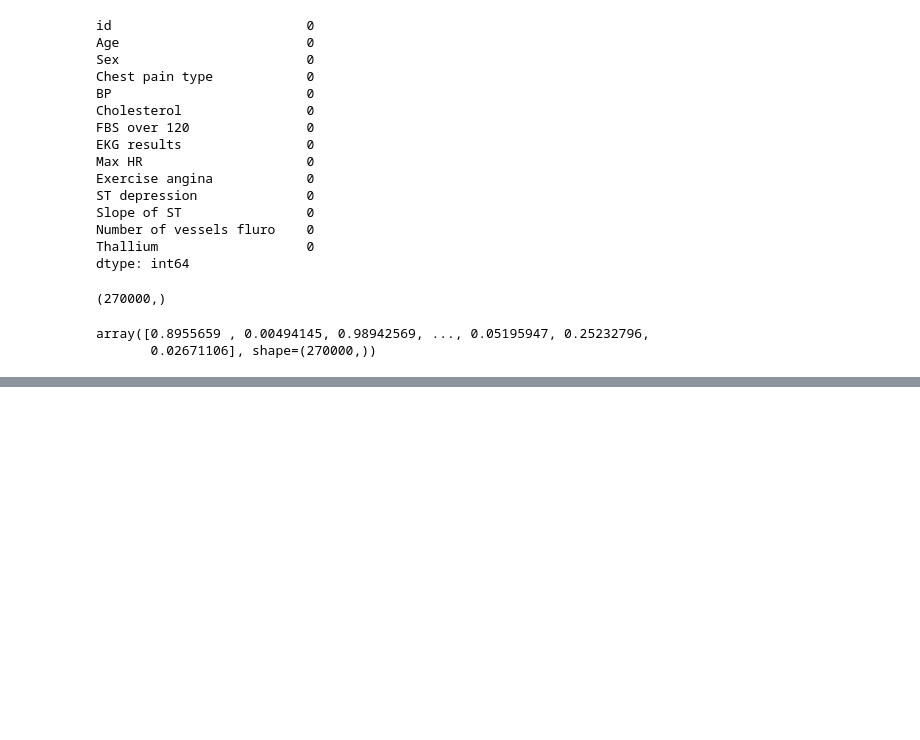
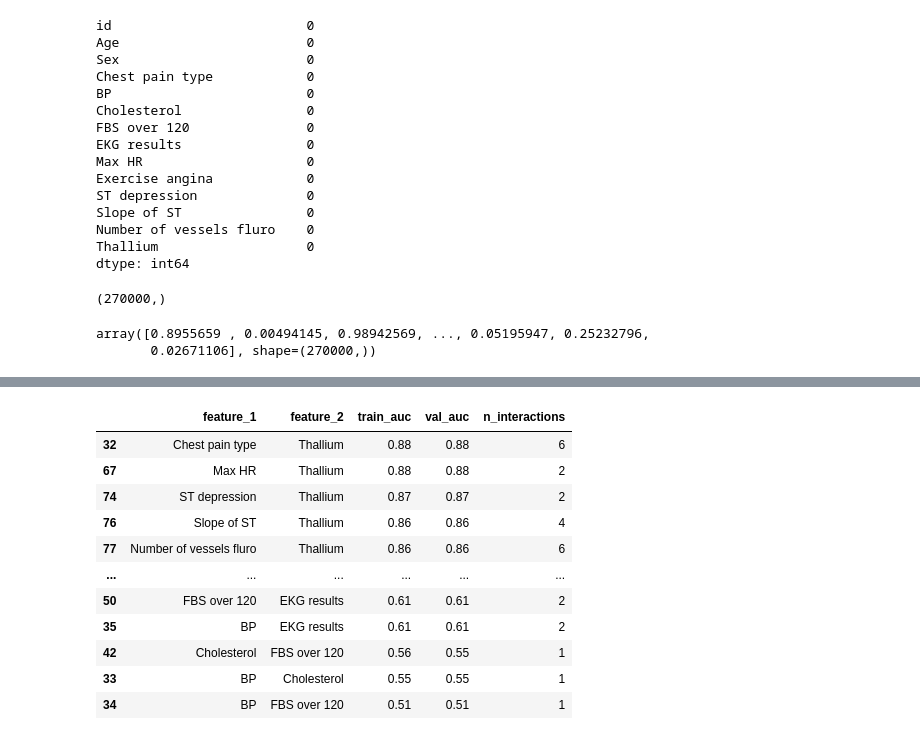
Before and after one commit to alwaysandeep/ml-experiments, a Jupyter notebook: experiments/kaggle/playground-feb-26-edition.ipynb, the cells around one changed output, grey strips where cells are left out. Cells and saved outputs as stored; diff of their text form; code cells hidden in the pictures; blank space fills up the shorter version.

```diff
--- a/experiments/kaggle/playground-feb-26-edition.ipynb
+++ b/experiments/kaggle/playground-feb-26-edition.ipynb
@@ -539,3 +539,9 @@ Train Accuracy: 0.8852
 Val Accuracy: 0.8870
 Train ROC-AUC: 0.9527
 Val ROC-AUC: 0.9537
+# %%
+# get coefficients by feature name
+feature_names = model.named_steps['prep'].get_feature_names_out()
+coefficients = model.named_steps['lr'].coef_[0]
+coef_df = pd.DataFrame({'feature': feature_names, 'coefficient': coefficients})
+coef_df.sort_values('coefficient', key=abs, ascending=False)
@@ -622,0 +763,93 @@ sub_df.to_csv('baseline_submission_simplelogistic.csv', index=False)
+# %%
+from itertools import combinations
+import scipy.sparse
+
+# Pairwise feature AUC analysis with interaction terms
+
+pairwise_aucs = []
+
+for feat1, feat2 in combinations(FEATURES, 2):
+    X_train_pair = X_train[[feat1, feat2]].copy()
+    X_valid_pair = X_valid[[feat1, feat2]].copy()
+
+    # Determine feature types
+    feat1_cat = feat1 in cat_cols
+    feat2_cat = feat2 in cat_cols
+
+    # Build preprocessor based on feature types
+    transformers = []
+    cat_features = [f for f in [feat1, feat2] if f in cat_cols]
+    num_features = [f for f in [feat1, feat2] if f not in cat_cols]
+
+    if cat_features:
+        transformers.append(('cat', OneHotEncoder(drop='first', handle_unknown='ignore'), cat_features))
+    if num_features:
+        transformers.append(('num', StandardScaler(), num_features))
+
+    pair_preprocessor = ColumnTransformer(transformers)
+
+    # Transform features
+    X_train_transformed = pair_preprocessor.fit_transform(X_train_pair)
+    X_valid_transformed = pair_preprocessor.transform(X_valid_pair)
+
+    if scipy.sparse.issparse(X_train_transformed):
+        X_train_transformed = X_train_transformed.toarray()
+        X_valid_transformed = X_valid_transformed.toarray()
+
+    # Get number of columns from each feature AFTER transformation
+    feature_names = pair_preprocessor.get_feature_names_out()
+
+    # Count columns belonging to feat1 vs feat2
+    n_cols_feat1 = sum(1 for name in feature_names if name.startswith('cat__' + feat1) or name.startswith('num__' + feat1))
+    n_cols_feat2 = X_train_transformed.shape[1] - n_cols_feat1
+
+    # Create ONLY cross-feature interactions (not within same feature)
+    interactions_train = []
+    interactions_valid = []
+
+    for i in range(n_cols_feat1):  # columns from feat1
+        for j in range(n_cols_feat1, n_cols_feat1 + n_cols_feat2):  # columns from feat2
+            interactions_train.append(X_train_transformed[:, i] * X_train_transformed[:, j])
+            interactions_valid.append(X_valid_transformed[:, i] * X_valid_transformed[:, j])
+
+    # Combine original features + interactions
+    if interactions_train:
+        X_train_with_int = np.hstack([X_train_transformed, np.column_stack(interactions_train)])
+        X_valid_with_int = np.hstack([X_valid_transformed, np.column_stack(interactions_valid)])
+    else:
+        X_train_with_int = X_train_transformed
+        X_valid_with_int = X_valid_transformed
+
+    # Train model
+    lr = LogisticRegression(max_iter=1000)
+    lr.fit(X_train_with_int, y_train)
+
+    train_probs_pair = lr.predict_proba(X_train_with_int)[:, 1]
+    val_probs_pair = lr.predict_proba(X_valid_with_int)[:, 1]
+
+    train_auc_pair = roc_auc_score(y_train, train_probs_pair)
+    val_auc_pair = roc_auc_score(y_valid, val_probs_pair)
+
+    pairwise_aucs.append({
+        'feature_1': feat1,
+        'feature_2': feat2,
+        'train_auc': train_auc_pair,
+        'val_auc': val_auc_pair,
+        'n_interactions': len(interactions_train)  # useful for debugging
+    })
+
+pairwise_auc_df = pd.DataFrame(pairwise_aucs).sort_values('val_auc', ascending=False)
+pairwise_auc_df
+# %% [output]
+|  | feature_1 | feature_2 | train_auc | val_auc | n_interactions |
+| 32 | Chest pain type | Thallium | 0.88 | 0.88 | 6 |
+| 67 | Max HR | Thallium | 0.88 | 0.88 | 2 |
+| 74 | ST depression | Thallium | 0.87 | 0.87 | 2 |
+| 76 | Slope of ST | Thallium | 0.86 | 0.86 | 4 |
+| 77 | Number of vessels fluro | Thallium | 0.86 | 0.86 | 6 |
+| ... | ... | ... | ... | ... | ... |
+| 50 | FBS over 120 | EKG results | 0.61 | 0.61 | 2 |
+| 35 | BP | EKG results | 0.61 | 0.61 | 2 |
+| 42 | Cholesterol | FBS over 120 | 0.56 | 0.55 | 1 |
+| 33 | BP | Cholesterol | 0.55 | 0.55 | 1 |
+| 34 | BP | FBS over 120 | 0.51 | 0.51 | 1 |
```
Also changed, not shown: parts of 15 cells of this notebook, 4 other files.
